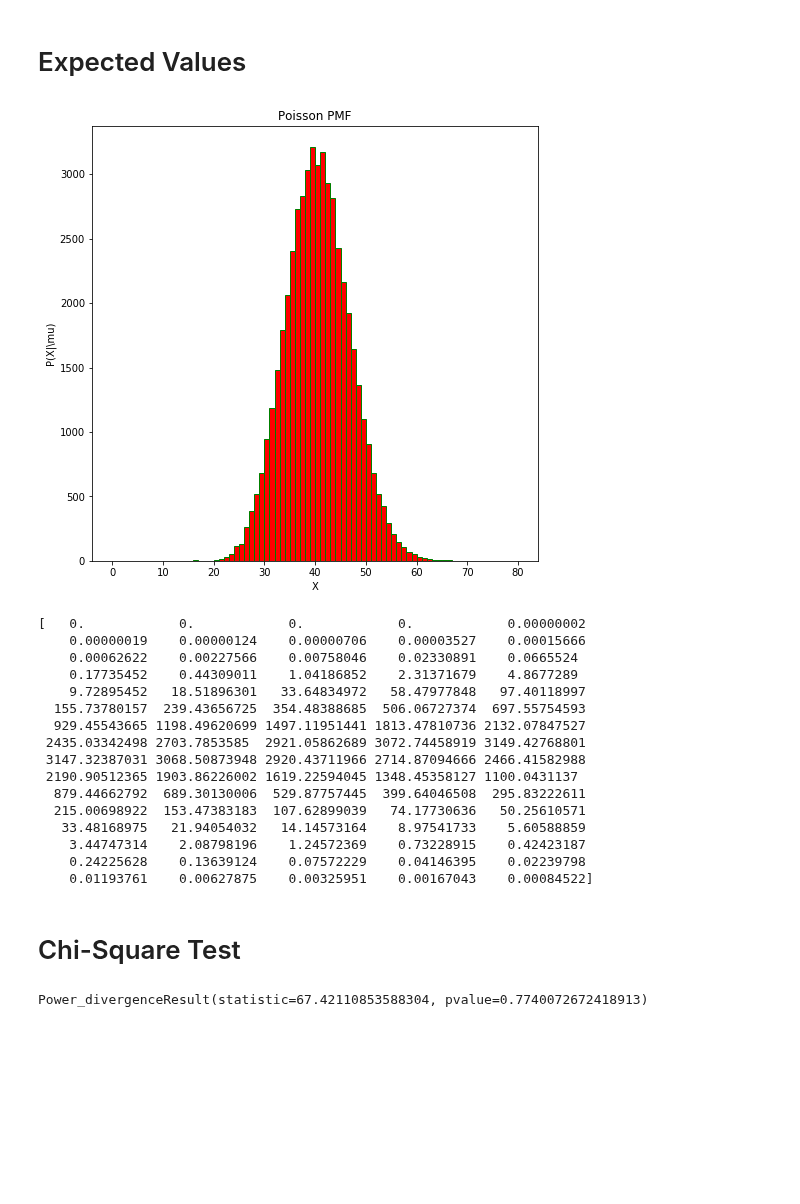
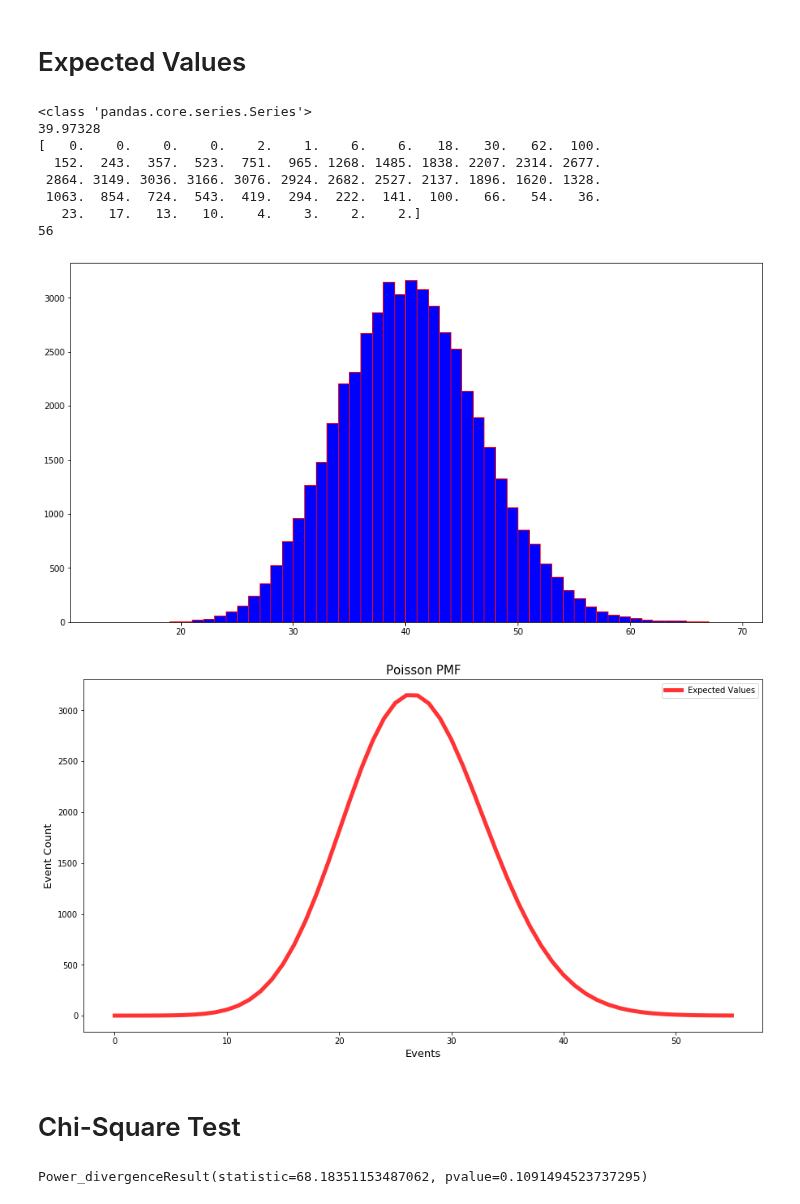
Before and after one commit to royruiz-dev/DataAutomation_SimComNets, a Jupyter notebook: SiMCN-Ex05/SimComNet_Ex5_Chi-square_Test.ipynb, the cells around one changed output. Drawn from its saved outputs; the diff is of its cells as text; code cells hidden in the pictures; blank space fills up the shorter version.

Commit message:
Python notebook for chi-square test!

```diff
--- a/SiMCN-Ex05/SimComNet_Ex5_Chi-square_Test.ipynb
+++ b/SiMCN-Ex05/SimComNet_Ex5_Chi-square_Test.ipynb
@@ -63,71 +112,69 @@ Index of maximum array is:
 # %%
 import scipy.stats
 import numpy
 import numpy as np
 import pandas as pd
 from scipy.stats import poisson
 
 # We are required to generate an expected array with the same mean as the observed array
 n_pts = 50000
 columns = ['Serial_Num', 'iAT', 'Occurance_count']
 df = pd.read_csv('iAT_data.csv',delimiter=',', skiprows=[0], names=columns)
 x =  df['Occurance_count']
 
-# Following line of code generates the mean value for the observed data
+# Following line of code generates the poisson distributed data using mean value for the observed data
 poisson_mean = df['Occurance_count'].mean()
+print(poisson_mean)
+#data_poisson = poisson.rvs(mu = poisson_mean, size = n_pts)
+data_poisson= np.random.poisson(poisson_mean, n_pts)
 
-# This block of code generates random data following the poisson distribution around the given mean value
-plt.figure(figsize=(8,8))
-poisdata = np.random.poisson(poisson_mean, n_pts)
-(m, bins, patches) = plt.hist(poisdata, bins = range(0,81) , color = "red", ec="green")
-plt.xlabel("X")
-plt.ylabel("P(X|\mu)")
-plt.title("Poisson PMF")
-plt.show()
+plt.figure(figsize=(15,8))
+(m, bins, patches) = plt.hist(data_poisson, bins = range(int(x.min()), int(x.max())+1, 1) , color = "blue", ec = "red")
+print(m)
+
 
 # Here we calculate the pdf for each bin and multiply it by the total count to get expected array of poisson distributed data
 expected_count = []
-for i in range(80):
-    expected_count.append(n_pts *  poisson.pmf(i,poisson_lambda ))
+for i in range(int(x.min()), int(x.max()), 1):
+    expected_count.append(n_pts *  poisson.pmf(i,poisson_mean ))
 expected_count = np.array(expected_count)
-print(expected_count)
-
+print(len(expected_count))
+plt.figure(figsize=(15,8))
+plt.title("Poisson PMF", size = 15)
+plt.xlabel("Events", size = 13)
+plt.ylabel("Event Count", size = 13)
+plt.plot(expected_count,'r-', lw = 5, alpha = 0.8, color = "red",  label = True)
+plt.legend(['Expected Values', 'Mean = 39.97328'])
+plt.show()
 
 # Expected array of data is saved to csv file
 savetxt('expected_count.csv', expected_count, delimiter=',')
 # %% [output]
+<class 'pandas.core.series.Series'>
+39.97328
+[   0.    0.    0.    0.    2.    1.    6.    6.   18.   30.   62.  100.
+  152.  243.  357.  523.  751.  965. 1268. 1485. 1838. 2207. 2314. 2677.
+ 2864. 3149. 3036. 3166. 3076. 2924. 2682. 2527. 2137. 1896. 1620. 1328.
+ 1063.  854.  724.  543.  419.  294.  222.  141.  100.   66.   54.   36.
+   23.   17.   13.   10.    4.    3.    2.    2.]
+56
-[figure, old version]
+[figure, new version]
-[   0.            0.            0.            0.            0.00000002
-    0.00000019    0.00000124    0.00000706    0.00003527    0.00015666
-    0.00062622    0.00227566    0.00758046    0.02330891    0.0665524
-    0.17735452    0.44309011    1.04186852    2.31371679    4.8677289
-    9.72895452   18.51896301   33.64834972   58.47977848   97.40118997
-  155.73780157  239.43656725  354.48388685  506.06727374  697.55754593
-  929.45543665 1198.49620699 1497.11951441 1813.47810736 2132.07847527
- 2435.03342498 2703.7853585  2921.05862689 3072.74458919 3149.42768801
- 3147.32387031 3068.50873948 2920.43711966 2714.87094666 2466.41582988
- 2190.90512365 1903.86226002 1619.22594045 1348.45358127 1100.0431137
-  879.44662792  689.30130006  529.87757445  399.64046508  295.83222611
-  215.00698922  153.47383183  107.62899039   74.17730636   50.25610571
-   33.48168975   21.94054032   14.14573164    8.97541733    5.60588859
-    3.44747314    2.08798196    1.24572369    0.73228915    0.42423187
-    0.24225628    0.13639124    0.07572229    0.04146395    0.02239798
-    0.01193761    0.00627875    0.00325951    0.00167043    0.00084522]
+[figure, added]
 # %% [markdown]
 # Chi-Square Test
 # %%
 from scipy.stats import chisquare
 
 cols = ['obs']
-obs = pd.read_csv('data.csv',delimiter=',', skiprows=[0], names = cols)
+obs = pd.read_csv('data.csv',delimiter=',', names = cols)
 observed_vals = obs['obs']
 
 cols1 = ['exp']
-exp = pd.read_csv('expected_count.csv',delimiter=',', skiprows=[0], names=cols1)
+exp = pd.read_csv('expected_count.csv',delimiter=',', names=cols1)
 expected_vals = exp['exp']
 #print(observed_vals)
 #print(expected_vals)
-chi_square = chisquare( observed_vals, f_exp = expected_vals, ddof = 1, axis = 0)
+chi_square = chisquare(observed_vals, f_exp = expected_vals, ddof = 0, axis = 0)
 print(chi_square)
 # %% [output]
-Power_divergenceResult(statistic=67.42110853588304, pvalue=0.7740072672418913)
+Power_divergenceResult(statistic=68.18351153487062, pvalue=0.1091494523737295)
```
Also changed, not shown: parts of 3 cells of this notebook, 1 other file.
